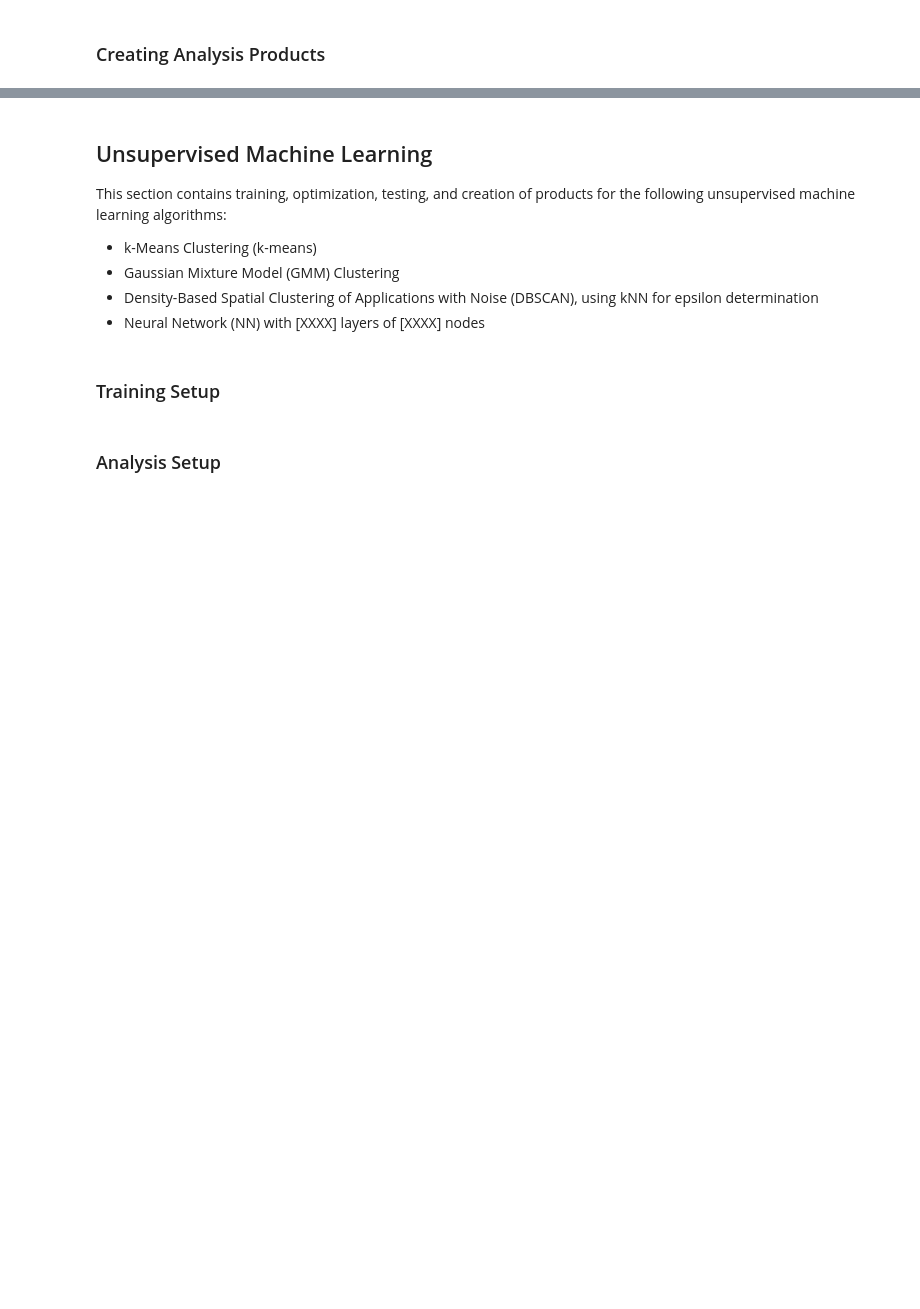
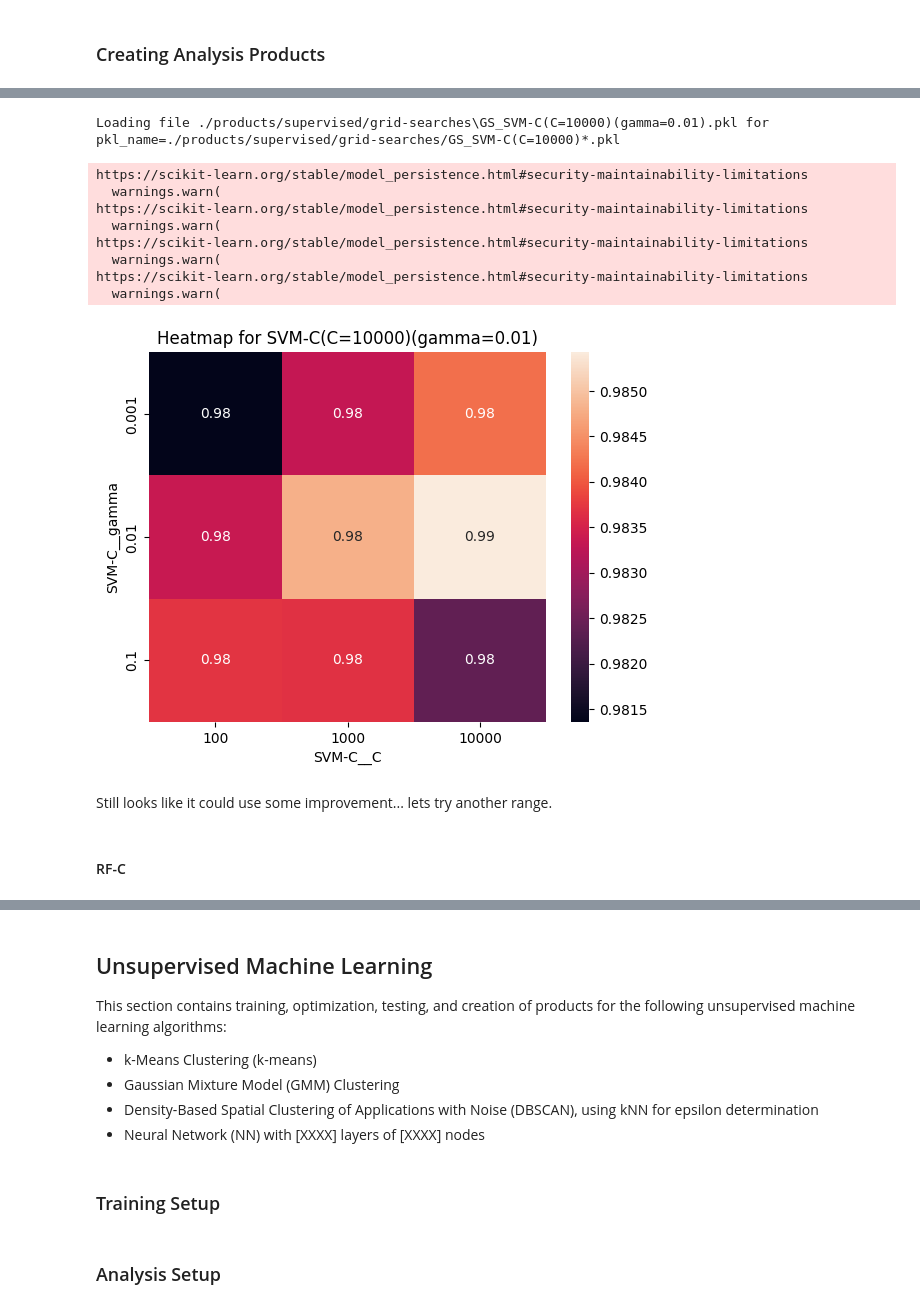
Before and after one commit to eli-johnson-04/sdss-performance-comparison, a Jupyter notebook: script.ipynb, the cells around one changed output, grey strips where cells are left out. Cells and saved outputs as stored; diff of their text form; code cells hidden in the pictures; blank space fills up the shorter version.

```diff
--- a/script.ipynb
+++ b/script.ipynb
@@ -471,0 +534,18 @@ gs_adaboost = get_grid_search_results(pipe_adaboost, pg_adaboost)
+# %%
+# DOWNLOADED FROM HIPERGATOR
+path_svmc2 = paths['supervised_products'] + paths['grid-searches'] + 'GS_SVM-C(C=10000)*.pkl'
+hg_gs_svmc2 = load_grid_search(pkl_name=path_svmc2)
+heatmap_from_gs(hg_gs_svmc2, 'SVM-C')
+# %% [output]
+Loading file ./products/supervised/grid-searches\GS_SVM-C(C=10000)(gamma=0.01).pkl for pkl_name=./products/supervised/grid-searches/GS_SVM-C(C=10000)*.pkl
+https://scikit-learn.org/stable/model_persistence.html#security-maintainability-limitations
+  warnings.warn(
+https://scikit-learn.org/stable/model_persistence.html#security-maintainability-limitations
+  warnings.warn(
+https://scikit-learn.org/stable/model_persistence.html#security-maintainability-limitations
+  warnings.warn(
+https://scikit-learn.org/stable/model_persistence.html#security-maintainability-limitations
+  warnings.warn(
+[figure, added]
+# %% [markdown]
+Still looks like it could use some improvement... lets try another range.
@@ -471,0 +563,2 @@ gs_adaboost = get_grid_search_results(pipe_adaboost, pg_adaboost)
+# %% [markdown]
+#### RF-C
```
Also changed, not shown: parts of 33 cells of this notebook, 14 other files.
